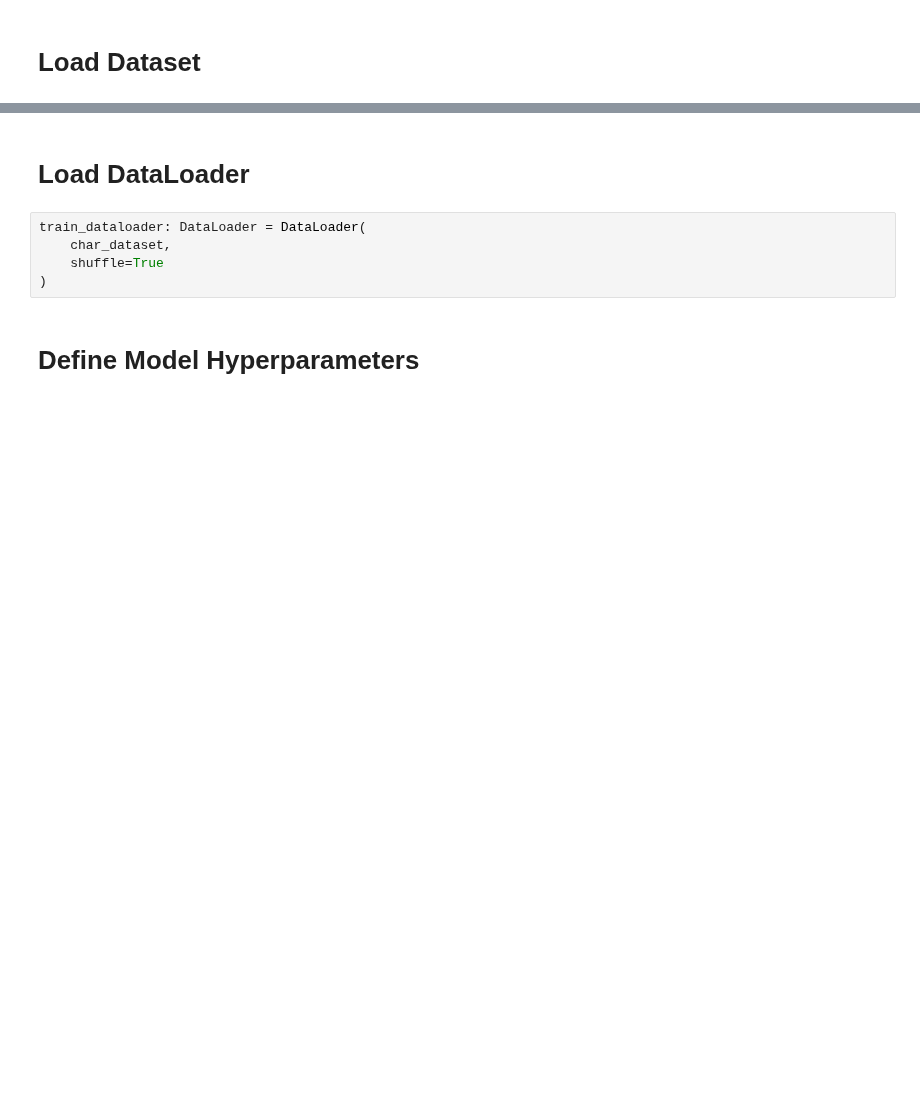
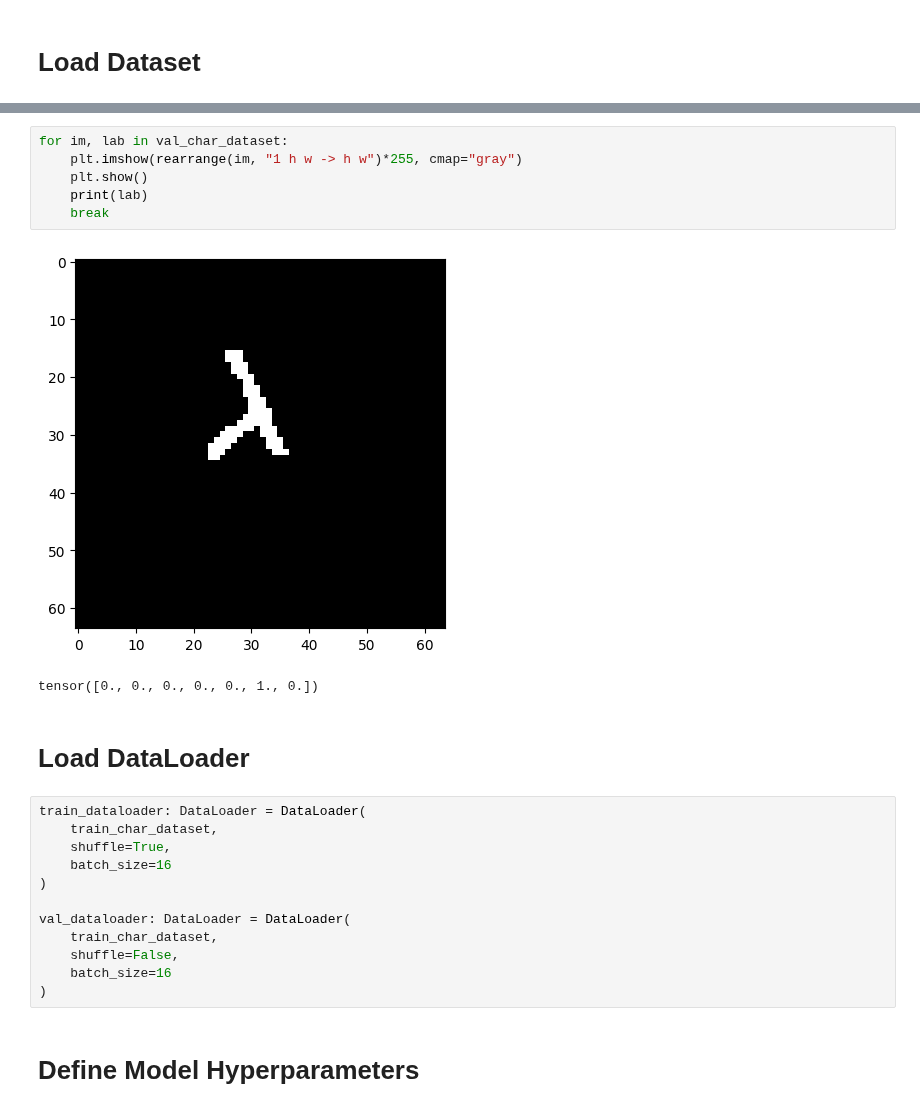
Before and after one commit to A-Team-Name/ocr-model-training, a Jupyter notebook: src/cnn/main.ipynb, the cells around one changed output, grey strips where cells are left out. Saved outputs shown, nothing was run; the diff lists cells and outputs as text; blank space fills up the shorter version.

```diff
--- a/src/cnn/main.ipynb
+++ b/src/cnn/main.ipynb
@@ -72,10 +96,26 @@ tensor([1., 0., 0.])
+# %%
+for im, lab in val_char_dataset:
+    plt.imshow(rearrange(im, "1 h w -> h w")*255, cmap="gray")
+    plt.show()
+    print(lab)
+    break
+# %% [output]
+[figure, added]
+tensor([0., 0., 0., 0., 0., 1., 0.])
 # %% [markdown]
 # Load DataLoader
 # %%
 train_dataloader: DataLoader = DataLoader(
-    char_dataset,
-    shuffle=True
+    train_char_dataset,
+    shuffle=True,
+    batch_size=16
 )
+
+val_dataloader: DataLoader = DataLoader(
+    train_char_dataset,
+    shuffle=False,
+    batch_size=16
+)
 # %% [markdown]
 # Define Model Hyperparameters
 # %%
```
Also changed, not shown: parts of 8 cells of this notebook, 2 other files.
